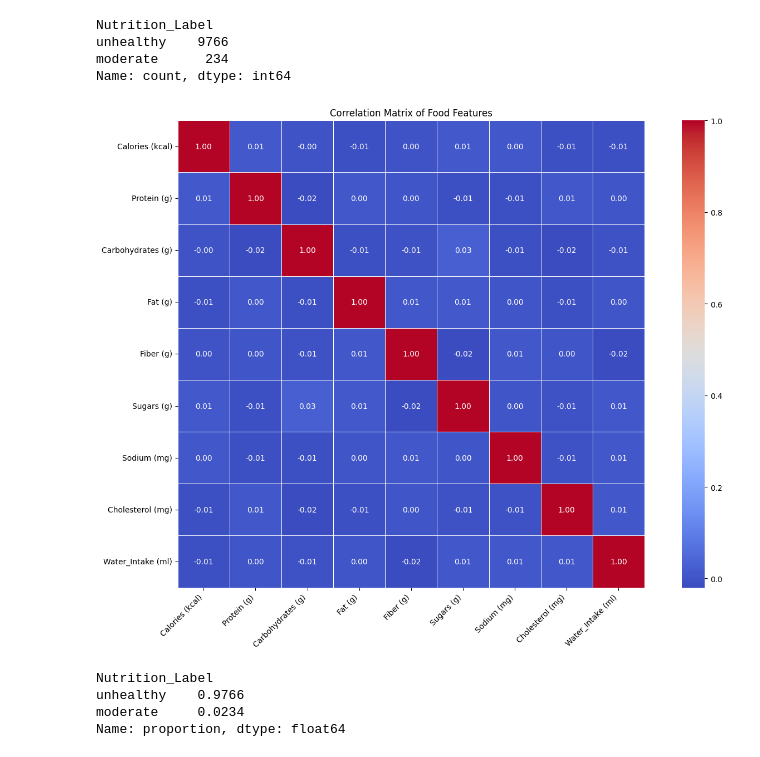
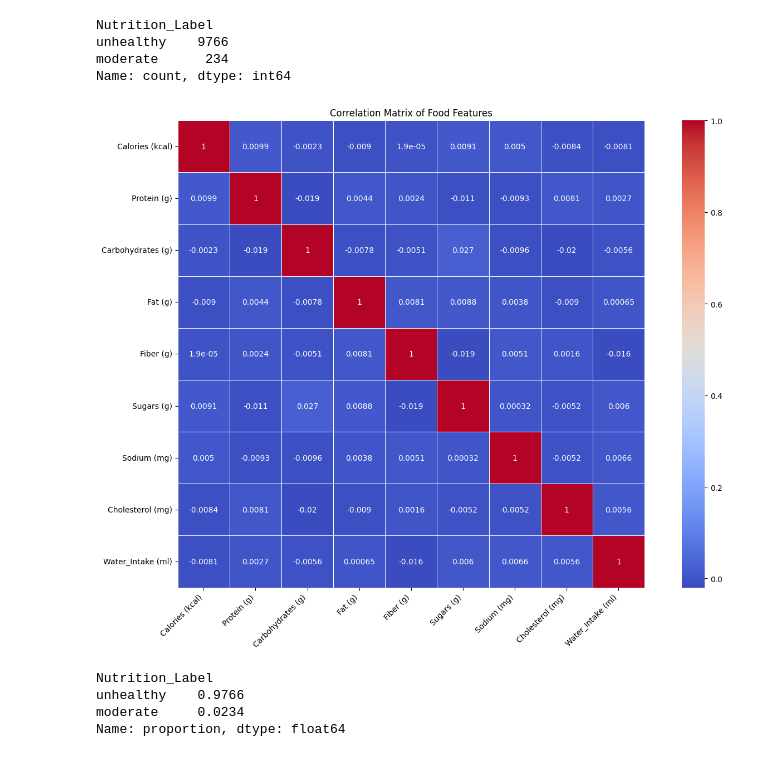
Before and after one commit to King-kin5/ml, a Jupyter notebook: logistics_regression/Nutrition/food.ipynb, the cells around one changed output. Saved outputs shown, nothing was run; the diff lists cells and outputs as text; code cells hidden in the pictures.

```diff
--- a/logistics_regression/Nutrition/food.ipynb
+++ b/logistics_regression/Nutrition/food.ipynb
@@ -144,18 +150,18 @@ data.drop(columns=['Food_Item', 'Category', 'Meal_Type','Date','User_ID','Water_
 # %%
 # Correlation Matrix
 numeric_df = data.drop(columns='Nutrition_Label')
 
 corr_matrix = numeric_df.corr()
 
 plt.figure(figsize=(14, 10))
-sns.heatmap(corr_matrix, annot=True, fmt=".2f", cmap='coolwarm', square=True, linewidths=0.5)
+sns.heatmap(corr_matrix, annot=True,  cmap='coolwarm', square=True, linewidths=0.5)
 plt.title("Correlation Matrix of Food Features")
 plt.xticks(rotation=45, ha='right')
 plt.yticks(rotation=0)
 plt.tight_layout()
 plt.show()
 # %% [output]
-[figure, old version]
+[figure, new version]
 # %%
 data['Nutrition_Label'].value_counts(normalize=True)
 # %% [output]
```
Also changed, not shown: parts of 16 cells of this notebook, 1 other file.
